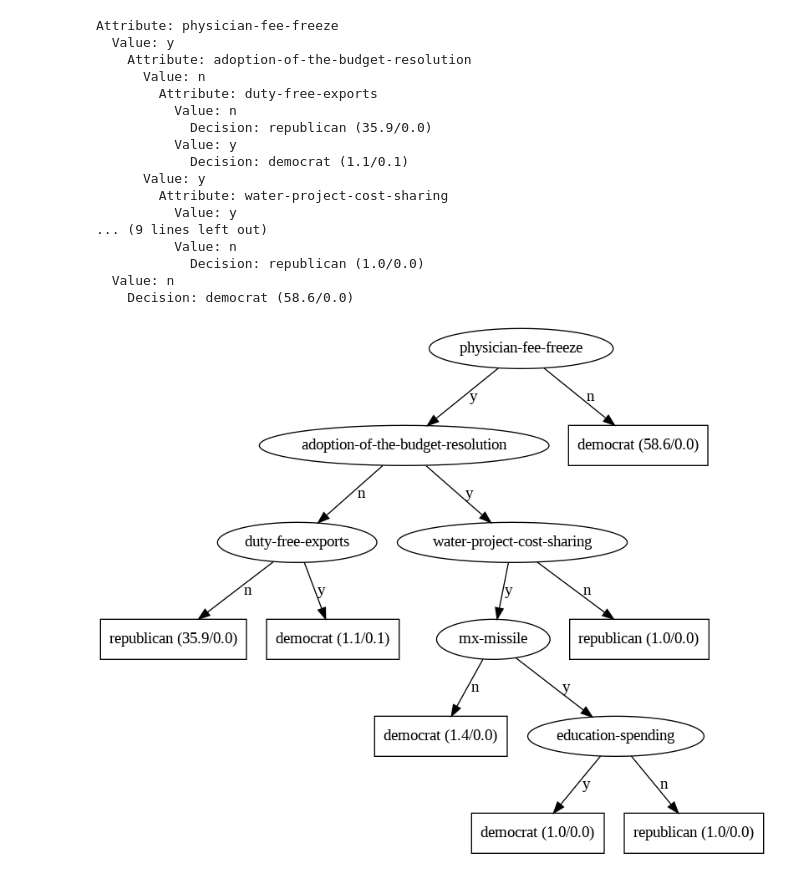
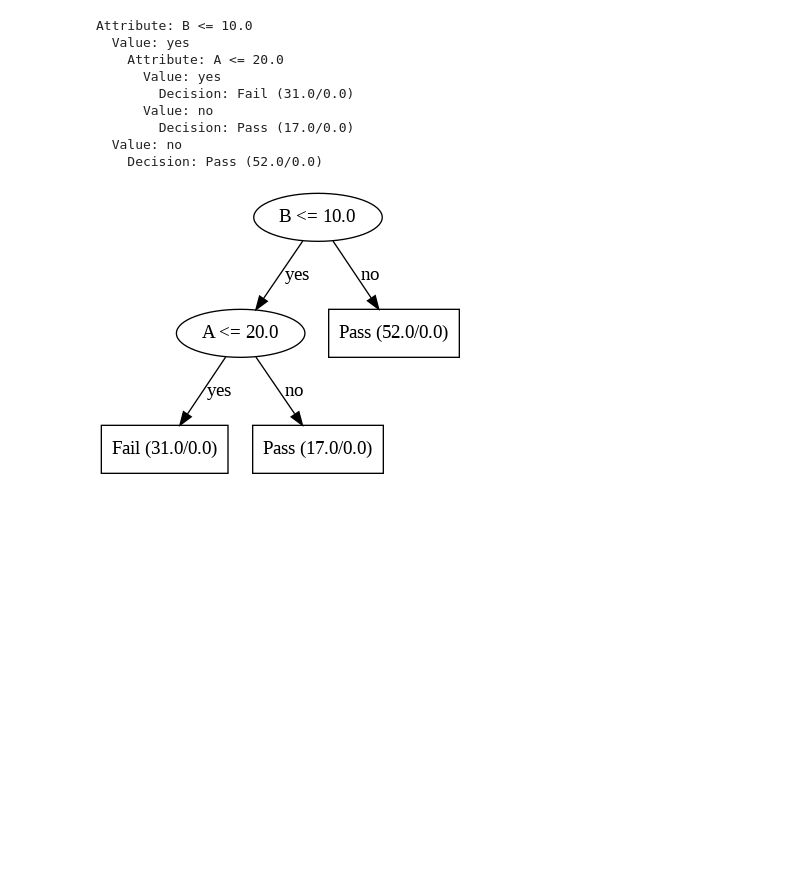
Before and after one commit to KayalvizhiT513/C4.5-Algorithm, a Jupyter notebook: C4_5_tree_pruning.ipynb, the cells around one changed output. Saved outputs shown, nothing was run; the diff lists cells and outputs as text; code cells hidden in the pictures; blank space fills up the shorter version.

```diff
--- a/C4_5_tree_pruning.ipynb
+++ b/C4_5_tree_pruning.ipynb
@@ -46,16 +46,16 @@ def c45(examples, target_attribute, attributes, validation_data=None, root=None)
     root = TreeNode()
 
     # If all examples are positive, return a single-node tree with label = 'Play'
-    if all(example[target_attribute] == 'democrat' for example in examples if example['weight'] == 1 or example['weight'] == 0):
+    if all(example[target_attribute] == 'Pass' for example in examples if example['weight'] == 1 or example['weight'] == 0):
         weight_sum = sum(example['weight'] for example in examples)
-        error_sum = sum(example['weight'] for example in examples if not (example[target_attribute] == 'democrat'))
-        root.label = f'democrat ({weight_sum:.1f}/{error_sum:.1f})'
+        error_sum = sum(example['weight'] for example in examples if not (example[target_attribute] == 'Pass'))
+        root.label = f'Pass ({weight_sum:.1f}/{error_sum:.1f})'
 
     # If all examples are negative, return a single-node tree with label = "Don't Play"
-    elif all(example[target_attribute] == 'republican' for example in examples if example['weight'] == 1 or example['weight'] == 0):
+    elif all(example[target_attribute] == 'Fail' for example in examples if example['weight'] == 1 or example['weight'] == 0):
         weight_sum = sum(example['weight'] for example in examples)
-        error_sum = sum(example['weight'] for example in examples if not (example[target_attribute] == 'republican'))
-        root.label = f'republican ({weight_sum:.1f}/{error_sum:.1f})'
+        error_sum = sum(example['weight'] for example in examples if not (example[target_attribute] == 'Fail'))
+        root.label = f'Fail ({weight_sum:.1f}/{error_sum:.1f})'
 
     # If attributes is empty, return a single-node tree with label = most common value of Targetattribute
     elif not attributes:
@@ -268,7 +272,7 @@ def print_leaf(node):
     return leaves
 # %%
 # Load data from Excel file
-file_path = '/content/vote_data_25pt.xlsx'
+file_path = '/content/Book5.xlsx'
 df = pd.read_excel(file_path)
 
 # Example attributes and target_attribute
@@ -285,51 +289,43 @@ attributes_dict = {col: df[col].dropna().unique().tolist() for col in df.columns
 attribute_type_mapping = {}
 
 # Iterate over columns and classify attributes
 for attribute in df.columns:
     # Check if an attribute is categorical or continuous
     is_float = pd.to_numeric(df[attribute], errors='coerce').notnull().all()
     num_unique_values = df[attribute].nunique()
 
     if is_float and num_unique_values > 2:
         attribute_type_mapping[attribute] = 1  # Continuous
     else:
         attribute_type_mapping[attribute] = 0  # Categorical
 
 # Example usage
 tree = c45(df.to_dict(orient='records'), target_attribute, attributes)
 print_tree(tree)
 
 # Create a Digraph object
 dot = Digraph(comment='Tree')
 
 # Add nodes and edges to the Digraph
 tree.add_to_dot(dot)
 
 # Render the tree in Colab
 dot.render(filename='tree1', format='png', cleanup=True, engine='dot')
 
 # Display the tree image in Colab
 from IPython.display import Image
 Image(filename='tree1.png')
 # %% [output]
-Attribute: physician-fee-freeze
-  Value: y
-    Attribute: adoption-of-the-budget-resolution
-      Value: n
-        Attribute: duty-free-exports
-          Value: n
-            Decision: republican (35.9/0.0)
-          Value: y
-            Decision: democrat (1.1/0.1)
-      Value: y
-        Attribute: water-project-cost-sharing
-          Value: y
-... (9 lines left out)
-          Value: n
-            Decision: republican (1.0/0.0)
-  Value: n
-    Decision: democrat (58.6/0.0)
+Attribute: B <= 10.0
+  Value: yes
+    Attribute: A <= 20.0
+      Value: yes
+        Decision: Fail (31.0/0.0)
+      Value: no
+        Decision: Pass (17.0/0.0)
+  Value: no
+    Decision: Pass (52.0/0.0)
-[figure, old version]
+[figure, new version]
 # %%
 def predicted_error_rate(n_value, k_value):# Function representing the cumulative binomial distribution equation
     def cumulative_binomial_eq(p, k, n):
```
Also changed, not shown: parts of 5 cells of this notebook.
